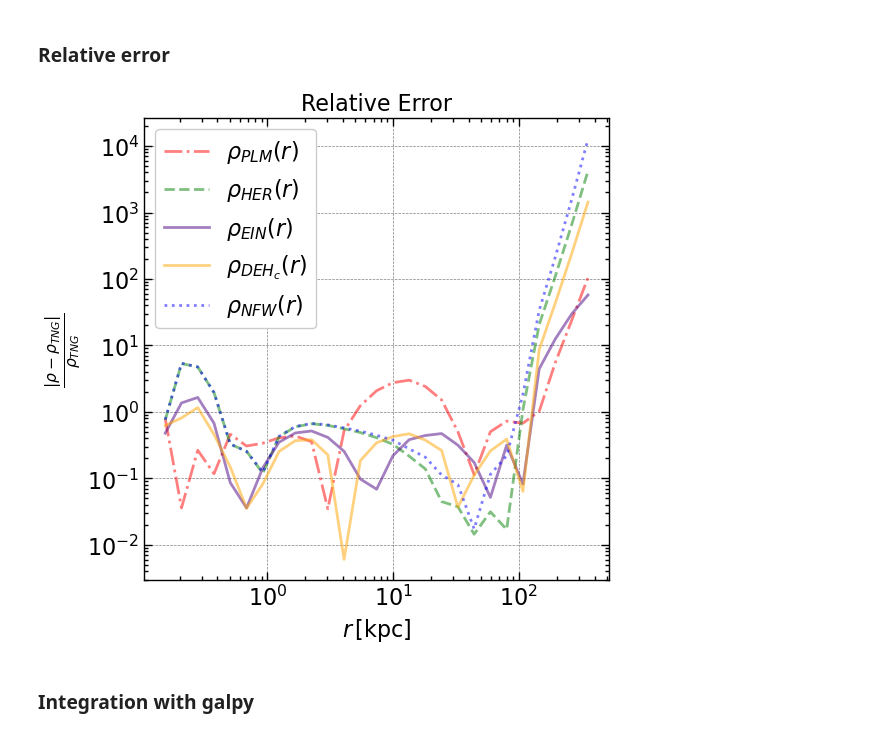
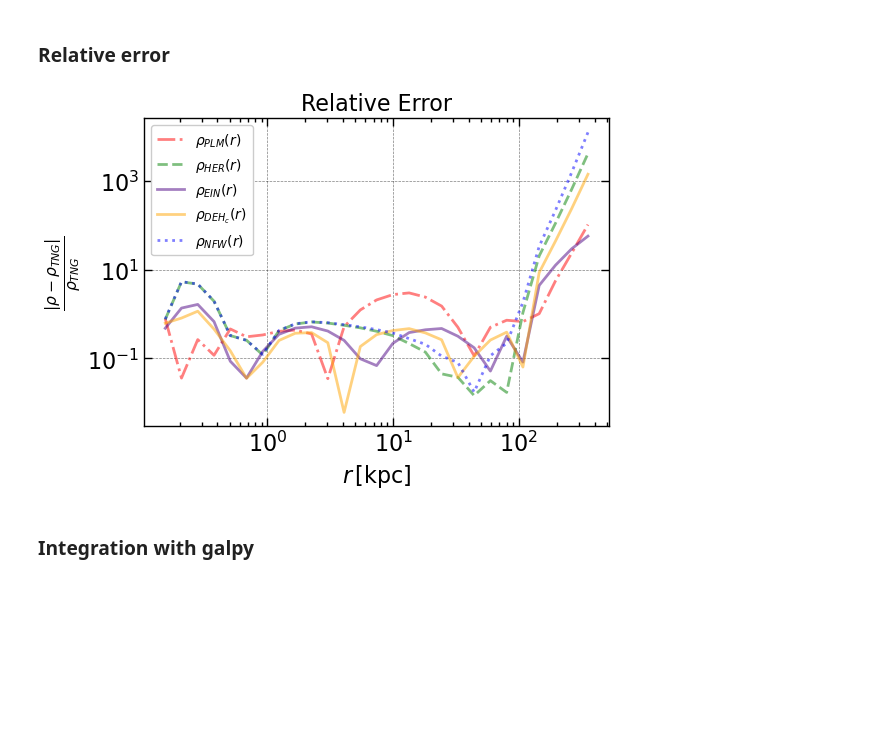
Before and after one commit to Jitskeverheecke/TANA_Project, a Jupyter notebook: project.ipynb, the cells around one changed output. Drawn from its saved outputs; the diff is of its cells as text; code cells hidden in the pictures; blank space fills up the shorter version.

Commit message:
tweak einasto

```diff
--- a/project.ipynb
+++ b/project.ipynb
@@ -10,3 +12,6 @@ from astropy import units as u
+# %%
+import scienceplots
+plt.style.use(['science', 'notebook', 'grid'])
 # %% [markdown]
 ### Data structure
 # %%
@@ -419,7 +424,7 @@ def rho_Einasto(r,b,n, rho0):
     return rho0 * np.exp( - (2*n) * (r_b**(1/n) - 1) )
 
 def log_rho_Einasto(r, b, n, rho0):
-    return np.log10(rho_Einasto(r, b, n, rho0))
+    return np.log(rho_Einasto(r, b, n, rho0))
 
 def rho_cored_DEHNEN(r, b, rho0):
     r_b = r/b
@@ -451,7 +456,7 @@ def log_rho_cored_DEHNEN(r, b, rho0):
 popt_plummer, pcov_plummer = curve_fit(log_rho_plummer, r_j.value[:-4], np.log10(rho_j.value[:-4]), p0=[15, 1e8],bounds=([0, 0], [200, 1e15]), maxfev=20000)
 popt_Hernquist, pcov_Hernquist = curve_fit(log_rho_Hernquist, r_j.value[:-4], np.log10(rho_j.value[:-4]), p0=[15, 1e10],bounds=([0, 0], [200, 1e15]), maxfev=20000)
 popt_NFW, pcov_NFW = curve_fit(log_rho_NFW, r_j.value[:-4], np.log10(rho_j.value[:-4]), p0=[15, 1e11],bounds=([0, 0], [200, 1e15]), maxfev=20000)
-popt_Einasto, pcov_Einasto = curve_fit(log_rho_Einasto, r_j.value[:-4], np.log10(rho_j.value[:-4]),p0=[15, 4, 1e8], bounds=([0, 0.1, 1e4], [100, 10, 1e20]),maxfev=20000)
+popt_Einasto, pcov_Einasto = curve_fit(log_rho_Einasto, r_j.value[:-4], np.log(rho_j.value[:-4]),p0=[15, 4, 1e8], bounds=([0, 0.1, 1e4], [100, 10, 1e20]),maxfev=20000)
 popt_cored_DEHNEN, pcov_cored_DEHNEN = curve_fit(log_rho_cored_DEHNEN, r_j.value[:-4], np.log10(rho_j.value[:-4]), p0=[15, 1e12],bounds=([0, 0], [200, 1e20]), maxfev=20000)
 # %%
 r_f = np.logspace(np.log10(r_j.value.min()), np.log10(r_j.value.max()), 500)*kpc
@@ -490,22 +495,22 @@ plt.show()
 ### Relative error
 # %%
 plt.close('all')
-plt.figure(figsize=(6,6))
+plt.figure(figsize=(6,4))
 plt.loglog()
 #plt.scatter(r_j.value, np.log10(rho_j.value), s=8, label=r'$\rho_{TNG}(r)$')
 plt.plot(r_j, np.abs((rho_plummer_j-rho_j)/rho_j), '-.', color='red', alpha=0.5, label=r'$\rho_{PLM}(r)$')
 plt.plot(r_j, np.abs((rho_Hernquist_j-rho_j)/rho_j), '--', color='green', alpha=0.5, label=r'$\rho_{HER}(r)$')
 plt.plot(r_j, np.abs((rho_Einasto_j-rho_j)/rho_j), '-', color='indigo', alpha=0.5, label=r'$\rho_{EIN}(r)$')
 plt.plot(r_j, np.abs((rho_cored_DEHNEN_j-rho_j)/rho_j), '-', color='orange', alpha=0.5, label=r'$\rho_{DEH_c}(r)$')
 plt.plot(r_j, np.abs((rho_NFW_j - rho_j)/rho_j), ':', color='blue', alpha=0.5, label=r'$\rho_{NFW}(r)$')
 plt.xlabel(r'$r\,[\text{kpc}]$')
 plt.ylabel(r'$\frac{|\rho - \rho_{TNG}|}{\rho_{TNG}}$')
 plt.title('Relative Error')
-plt.legend()
+plt.legend(fontsize=10)
 plt.savefig('Figures/Density_Relative_error.pdf', bbox_inches='tight')
 plt.show()
 # %% [output]
-[figure, old version]
+[figure, new version]
 # %% [markdown]
 ### Integration with galpy
 # %%
```
Also changed, not shown: parts of 3 cells of this notebook, 8 other files.
